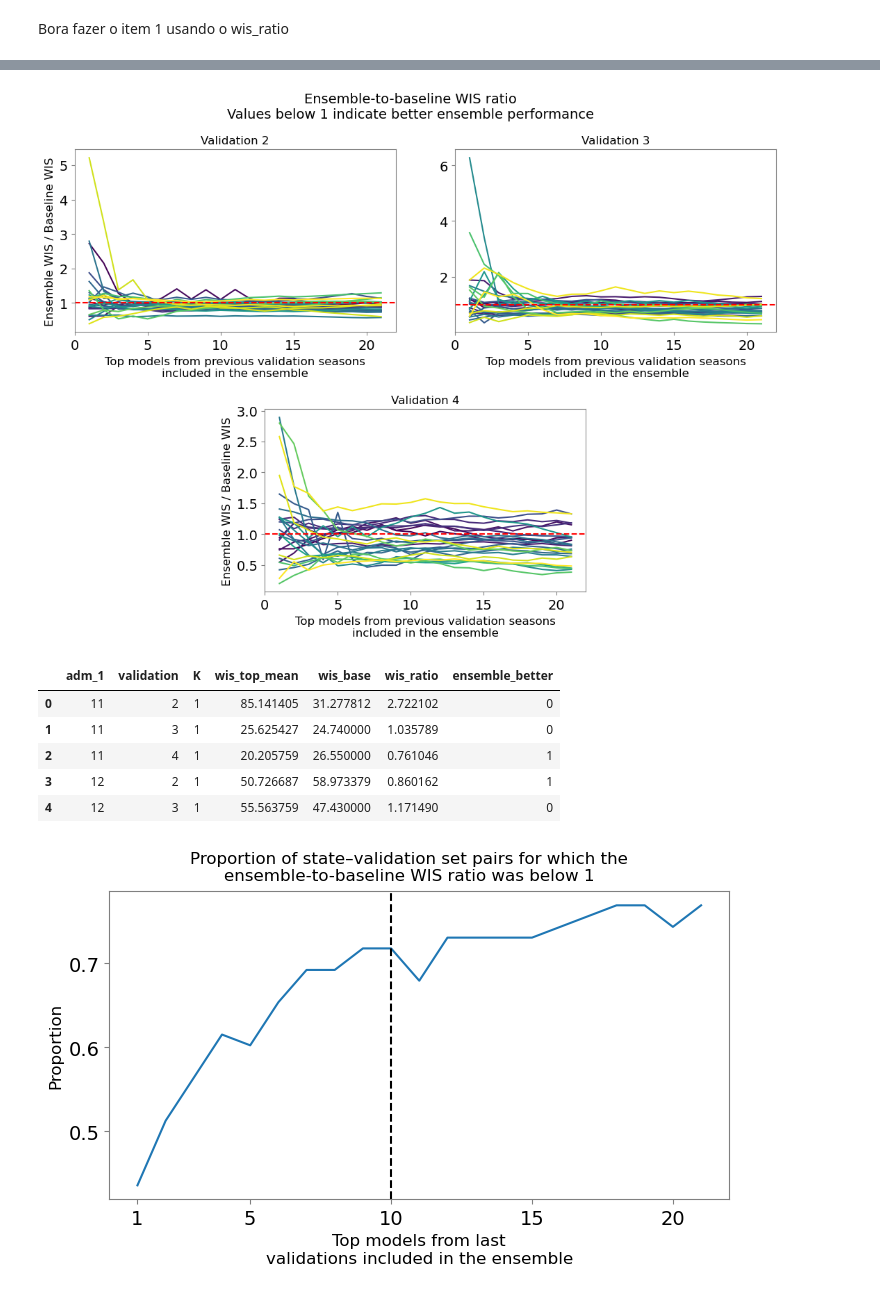
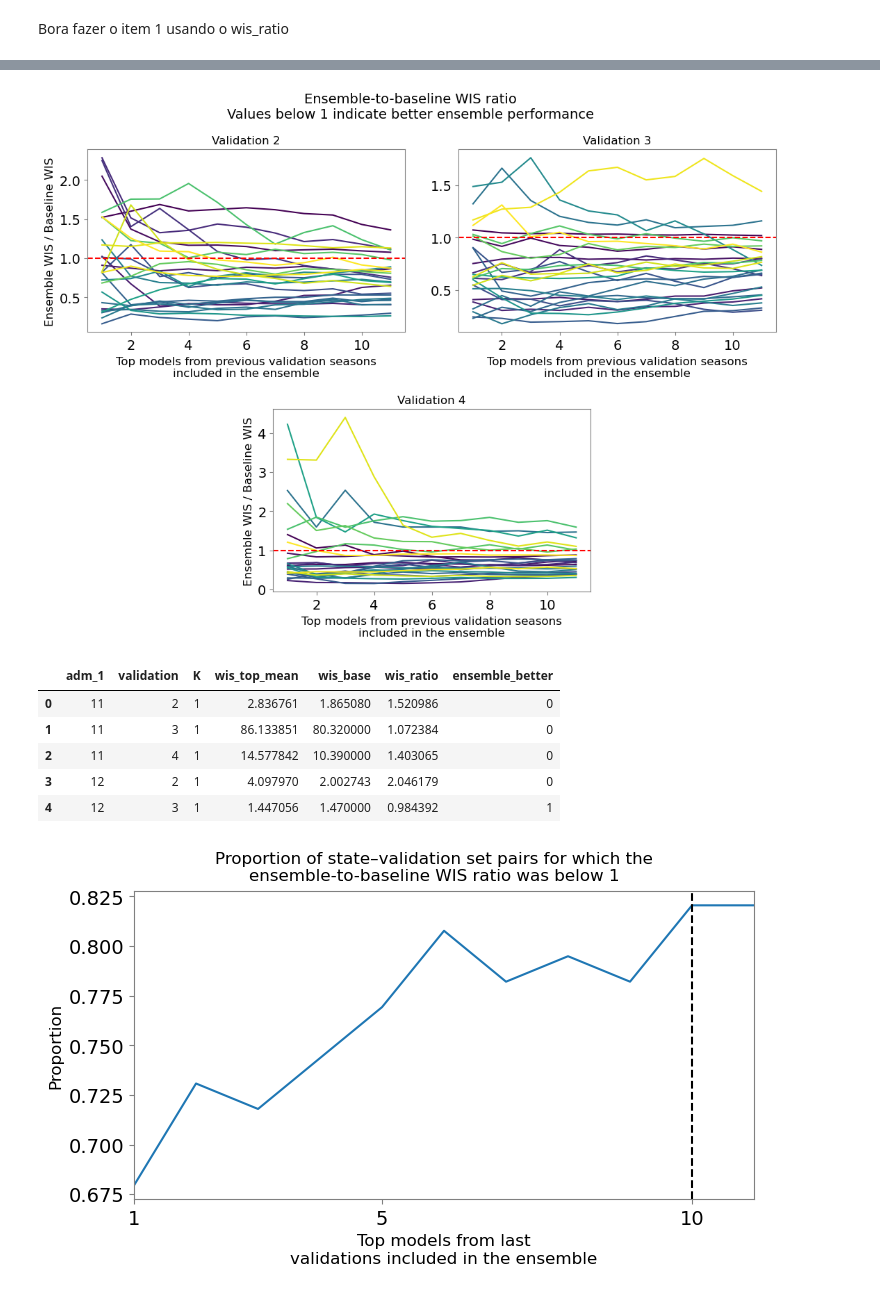
Before and after one commit to Mosqlimate-project/3rd_IMDC_results, a Jupyter notebook: ensemble/ensemble_analysis_k_models_wis_ratio.ipynb, the cells around one changed output, grey strips where cells are left out. Saved outputs shown, nothing was run; the diff lists cells and outputs as text; code cells hidden in the pictures.

```diff
--- a/ensemble/ensemble_analysis_k_models_wis_ratio.ipynb
+++ b/ensemble/ensemble_analysis_k_models_wis_ratio.ipynb
@@ -25,7 +25,7 @@ plt.rcParams['ytick.labelsize'] = 14  # Y-axis tick labels
 plt.rcParams['font.size'] = 16  # General font size
 FONT = 12
 # %%
-challenge = 'dengue_state'
+challenge = 'chik_state'
 # %% [markdown]
 Load data:
 # %%
@@ -131,7 +127,7 @@ combinacoes = (
     .sort_values(['adm_1', 'validation'])
 )
 
-for K in np.arange(1, 22):
+for K in np.arange(1, df_preds.model.unique().shape[0]+1):
 
     for adm_1, validation in combinacoes.itertuples(index=False):
 
@@ -308,11 +304,11 @@ fig.suptitle(
 
 fig.tight_layout(rect=[0, 0, 1, 0.93])
 
-plt.savefig('../figures/wis_ratio_top_k_validations.png', dpi = 300, bbox_inches = 'tight')
+plt.savefig(f'../figures/wis_ratio_top_k_validations_{challenge}.png', dpi = 300, bbox_inches = 'tight')
 
 plt.show()
 # %% [output]
-[figure, old version]
+[figure, new version]
 # %%
 df_wis1['ensemble_better']  = 0
 
@@ -321,33 +317,35 @@ df_wis1.loc[df_wis1.wis_ratio < 1 , 'ensemble_better'] = 1
 df_wis1.head()
 # %% [output]
 |  | adm_1 | validation | K | wis_top_mean | wis_base | wis_ratio | ensemble_better |
-| 0 | 11 | 2 | 1 | 85.141405 | 31.277812 | 2.722102 | 0 |
-| 1 | 11 | 3 | 1 | 25.625427 | 24.740000 | 1.035789 | 0 |
-| 2 | 11 | 4 | 1 | 20.205759 | 26.550000 | 0.761046 | 1 |
-| 3 | 12 | 2 | 1 | 50.726687 | 58.973379 | 0.860162 | 1 |
-| 4 | 12 | 3 | 1 | 55.563759 | 47.430000 | 1.171490 | 0 |
+| 0 | 11 | 2 | 1 | 2.836761 | 1.865080 | 1.520986 | 0 |
+| 1 | 11 | 3 | 1 | 86.133851 | 80.320000 | 1.072384 | 0 |
+| 2 | 11 | 4 | 1 | 14.577842 | 10.390000 | 1.403065 | 0 |
+| 3 | 12 | 2 | 1 | 4.097970 | 2.002743 | 2.046179 | 0 |
+| 4 | 12 | 3 | 1 | 1.447056 | 1.470000 | 0.984392 | 1 |
 # %%
 _, ax  = plt.subplots(figsize = (8,4))
 
 df_ = (df_wis1.groupby('K')[['ensemble_better']].sum()/78).reset_index()
 
 ax.plot(df_.K, df_.ensemble_better)
 
 ax.set_xlabel('Top models from last\nvalidations included in the ensemble', fontsize = 12)
 
 ax.set_ylabel('Proportion', fontsize = 12)
 
 ax.set_xticks([1, 5, 10, 15, 20])
 
+ax.set_xlim([1, df_preds.model.unique().shape[0]])
+
 ax.axvline(10, linestyle = '--', color = 'black')
 
 plt.suptitle('Proportion of state–validation set pairs for which the\n'
     'ensemble-to-baseline WIS ratio was below 1', fontsize = 12)
 
-plt.savefig('../figures/wis_ratio_top_k_agg.png', dpi = 300, bbox_inches = 'tight')
+plt.savefig(f'../figures/wis_ratio_top_k_agg_{challenge}.png', dpi = 300, bbox_inches = 'tight')
 plt.show()
 # %% [output]
-[figure, old version]
+[figure, new version]
 # %%
 _, ax  = plt.subplots(1,3, figsize = (16,4), sharey = True)
 
```
Also changed, not shown: parts of 8 cells of this notebook, 33 other files.
